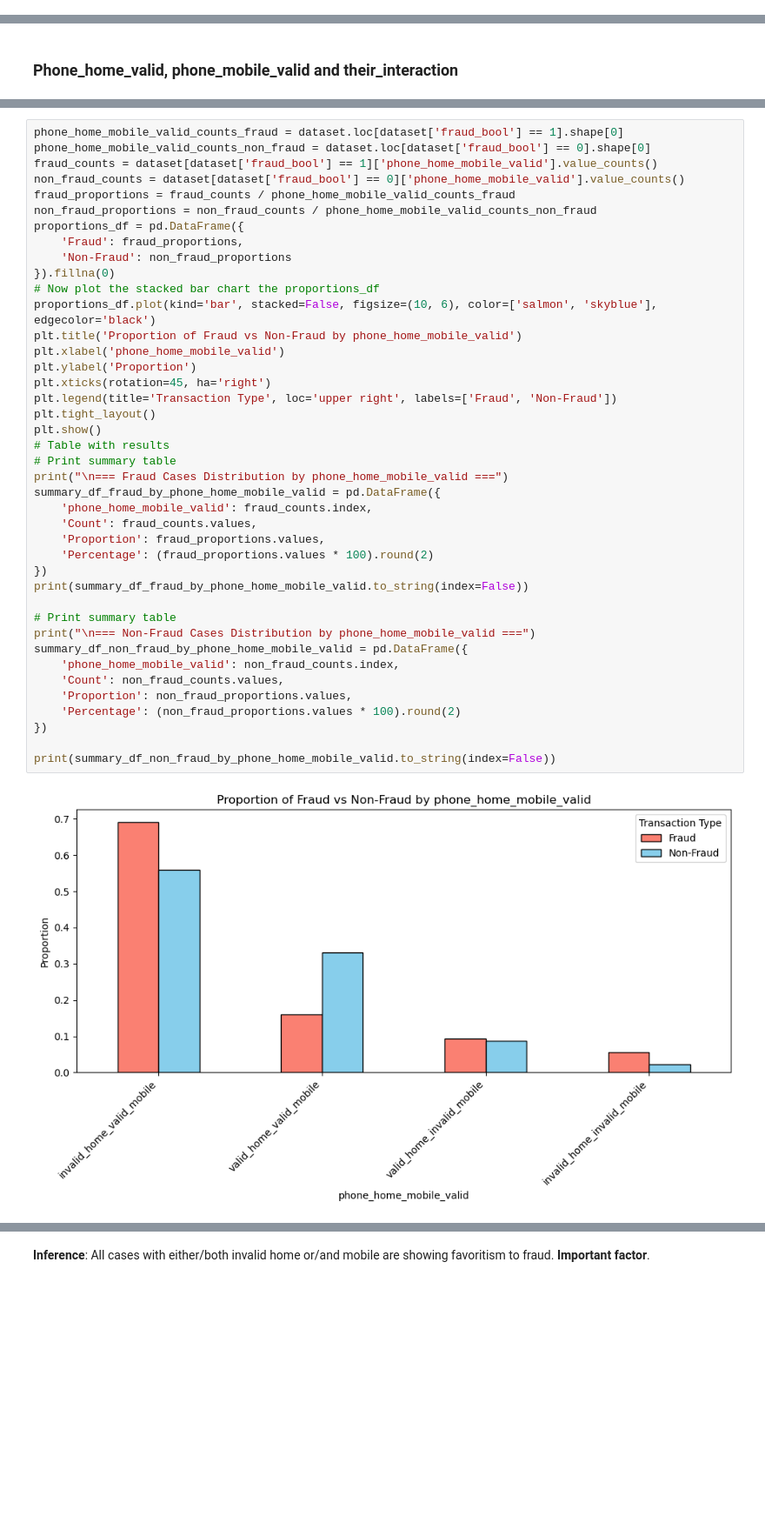
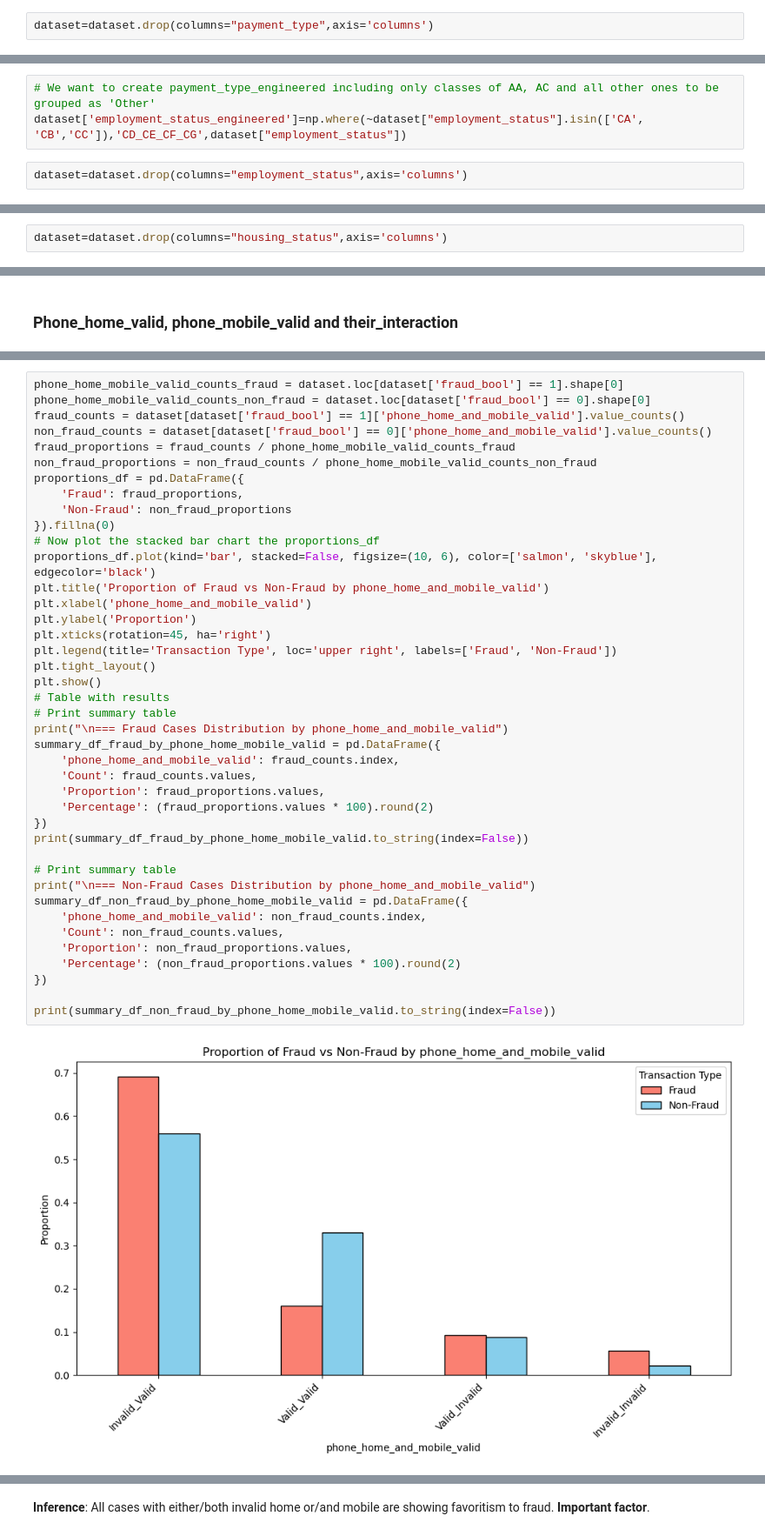
Before and after one commit to Vasilis-Palaskas/fraud-detection-BAF-Dataset-Suite-, a Jupyter notebook: 01-intro/02-exploratory-analysis-vp.ipynb, the cells around one changed output, grey strips where cells are left out. Shown at 87% size. Drawn from its saved outputs; the diff is of its cells as text; blank space fills up the shorter version.

```diff
--- a/01-intro/02-exploratory-analysis-vp.ipynb
+++ b/01-intro/02-exploratory-analysis-vp.ipynb
@@ -397,3 +497,5 @@ dataset['payment_type_engineered'] = dataset.apply(engineer_payment_type, axis=1
+# %%
+dataset=dataset.drop(columns="payment_type",axis='columns')
 # %% [markdown]
 ### employment_status
 # %%
@@ -497,0 +599,5 @@ Apart from class **CG**, in the other ones the proportion of fraud vs non fraud
+# %%
+# We want to create payment_type_engineered including only classes of AA, AC and all other ones to be grouped as 'Other'
+dataset['employment_status_engineered']=np.where(~dataset["employment_status"].isin(['CA', 'CB','CC']),'CD_CE_CF_CG',dataset["employment_status"])
+# %%
+dataset=dataset.drop(columns="employment_status",axis='columns')
@@ -655,0 +773,2 @@ housing_status  Count  Proportion  Percentage
+# %%
+dataset=dataset.drop(columns="housing_status",axis='columns')
@@ -667,43 +842,43 @@ Name: count, dtype: int64
 # %%
 phone_home_mobile_valid_counts_fraud = dataset.loc[dataset['fraud_bool'] == 1].shape[0]
 phone_home_mobile_valid_counts_non_fraud = dataset.loc[dataset['fraud_bool'] == 0].shape[0]
-fraud_counts = dataset[dataset['fraud_bool'] == 1]['phone_home_mobile_valid'].value_counts()
-non_fraud_counts = dataset[dataset['fraud_bool'] == 0]['phone_home_mobile_valid'].value_counts()
+fraud_counts = dataset[dataset['fraud_bool'] == 1]['phone_home_and_mobile_valid'].value_counts()
+non_fraud_counts = dataset[dataset['fraud_bool'] == 0]['phone_home_and_mobile_valid'].value_counts()
 fraud_proportions = fraud_counts / phone_home_mobile_valid_counts_fraud
 non_fraud_proportions = non_fraud_counts / phone_home_mobile_valid_counts_non_fraud
 proportions_df = pd.DataFrame({
     'Fraud': fraud_proportions,
     'Non-Fraud': non_fraud_proportions
 }).fillna(0)
 # Now plot the stacked bar chart the proportions_df
 proportions_df.plot(kind='bar', stacked=False, figsize=(10, 6), color=['salmon', 'skyblue'], edgecolor='black')
-plt.title('Proportion of Fraud vs Non-Fraud by phone_home_mobile_valid')
-plt.xlabel('phone_home_mobile_valid')
+plt.title('Proportion of Fraud vs Non-Fraud by phone_home_and_mobile_valid')
+plt.xlabel('phone_home_and_mobile_valid')
 plt.ylabel('Proportion')
 plt.xticks(rotation=45, ha='right')
 plt.legend(title='Transaction Type', loc='upper right', labels=['Fraud', 'Non-Fraud'])
 plt.tight_layout()
 plt.show()
 # Table with results
 # Print summary table
-print("\n=== Fraud Cases Distribution by phone_home_mobile_valid ===")
+print("\n=== Fraud Cases Distribution by phone_home_and_mobile_valid")
 summary_df_fraud_by_phone_home_mobile_valid = pd.DataFrame({
-    'phone_home_mobile_valid': fraud_counts.index,
+    'phone_home_and_mobile_valid': fraud_counts.index,
     'Count': fraud_counts.values,
     'Proportion': fraud_proportions.values,
     'Percentage': (fraud_proportions.values * 100).round(2)
 })
 print(summary_df_fraud_by_phone_home_mobile_valid.to_string(index=False))
 
 # Print summary table
-print("\n=== Non-Fraud Cases Distribution by phone_home_mobile_valid ===")
+print("\n=== Non-Fraud Cases Distribution by phone_home_and_mobile_valid")
 summary_df_non_fraud_by_phone_home_mobile_valid = pd.DataFrame({
-    'phone_home_mobile_valid': non_fraud_counts.index,
+    'phone_home_and_mobile_valid': non_fraud_counts.index,
     'Count': non_fraud_counts.values,
     'Proportion': non_fraud_proportions.values,
     'Percentage': (non_fraud_proportions.values * 100).round(2)
 })
 
 print(summary_df_non_fraud_by_phone_home_mobile_valid.to_string(index=False))
 # %% [output]
-[figure, old version]
+[figure, new version]
```
Also changed, not shown: parts of 148 cells of this notebook, 2 other files.
